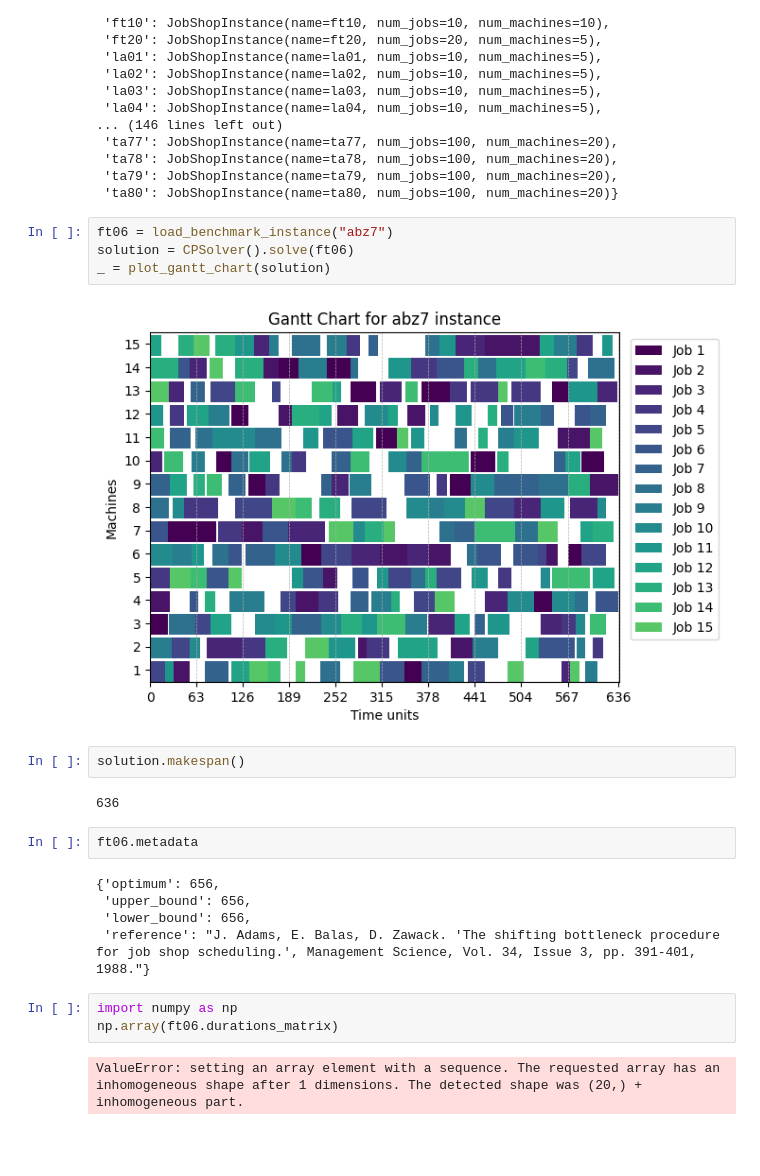
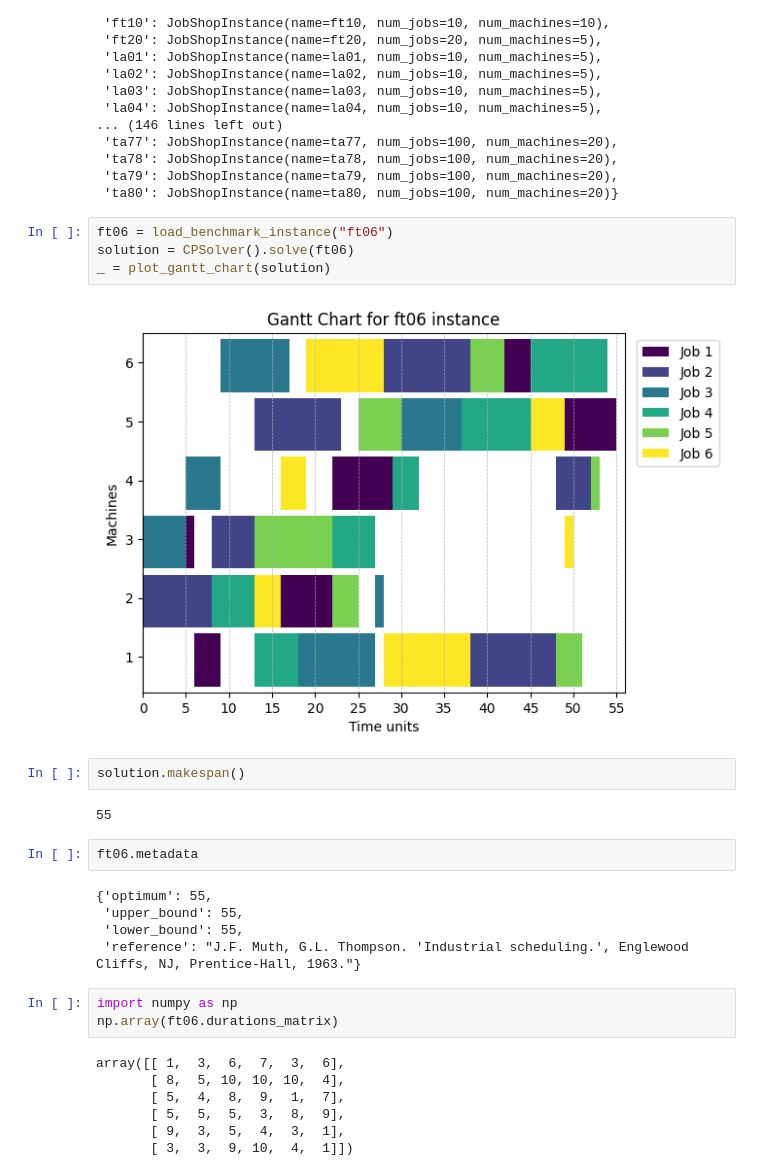
Before and after one commit to Pabloo22/job_shop_lib, a Jupyter notebook: tutorial/05-Load-Benchmark-Instances.ipynb, the cells around one changed output. Saved outputs shown, nothing was run; the diff lists cells and outputs as text; blank space fills up the shorter version.

```diff
--- a/tutorial/05-Load-Benchmark-Instances.ipynb
+++ b/tutorial/05-Load-Benchmark-Instances.ipynb
@@ -30,27 +30,32 @@ benchmark_instances
  'ta79': JobShopInstance(name=ta79, num_jobs=100, num_machines=20),
  'ta80': JobShopInstance(name=ta80, num_jobs=100, num_machines=20)}
 # %%
-ft06 = load_benchmark_instance("abz7")
+ft06 = load_benchmark_instance("ft06")
 solution = CPSolver().solve(ft06)
 _ = plot_gantt_chart(solution)
 # %% [output]
-[figure, old version]
+[figure, new version]
 # %%
 solution.makespan()
 # %% [output]
-636
+55
 # %%
 ft06.metadata
 # %% [output]
-{'optimum': 656,
- 'upper_bound': 656,
- 'lower_bound': 656,
- 'reference': "J. Adams, E. Balas, D. Zawack. 'The shifting bottleneck procedure for job shop scheduling.', Management Science, Vol. 34, Issue 3, pp. 391-401, 1988."}
+{'optimum': 55,
+ 'upper_bound': 55,
+ 'lower_bound': 55,
+ 'reference': "J.F. Muth, G.L. Thompson. 'Industrial scheduling.', Englewood Cliffs, NJ, Prentice-Hall, 1963."}
 # %%
 import numpy as np
 np.array(ft06.durations_matrix)
 # %% [output]
-ValueError: setting an array element with a sequence. The requested array has an inhomogeneous shape after 1 dimensions. The detected shape was (20,) + inhomogeneous part.
+array([[ 1,  3,  6,  7,  3,  6],
+       [ 8,  5, 10, 10, 10,  4],
+       [ 5,  4,  8,  9,  1,  7],
+       [ 5,  5,  5,  3,  8,  9],
+       [ 9,  3,  5,  4,  3,  1],
+       [ 3,  3,  9, 10,  4,  1]])
 # %%
 disjunctive_graph = build_disjunctive_graph(ft06)
 _ = plot_disjunctive_graph(disjunctive_graph, figsize=(8, 6))
```
Also changed, not shown: parts of 1 cell of this notebook.
